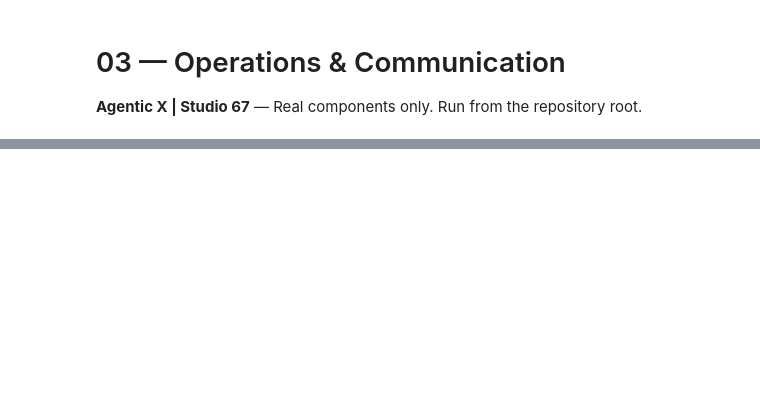
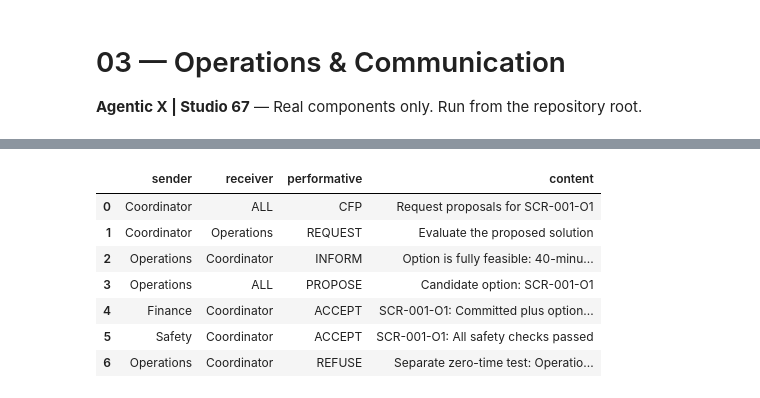
Before and after one commit to ProjectsSpaceHub/AgenticX, a Jupyter notebook: notebooks/03_Operations_Communication.ipynb, the cells around one changed output, grey strips where cells are left out. Drawn from its saved outputs; the diff is of its cells as text; code cells hidden in the pictures; blank space fills up the shorter version.

Commit message:
03_Operations_Communication

```diff
--- a/notebooks/03_Operations_Communication.ipynb
+++ b/notebooks/03_Operations_Communication.ipynb
@@ -51,0 +951,85 @@ print('ACL messages are schema-valid.')
+# %%
+protocol_bus = MessageBus(case["case_id"])
+
+# CFP
+protocol_bus.send(
+    1, "Coordinator", "ALL",
+    "CFP", f"Request proposals for {test_option['option_id']}"
+)
+
+# REQUEST
+request = protocol_bus.send(
+    1, "Coordinator", "Operations",
+    "REQUEST", "Evaluate the proposed solution"
+)
+
+# INFORM
+protocol_bus.send(
+    1, "Operations", "Coordinator",
+    "INFORM", evaluation.reason,
+    in_reply_to=request.message_id
+)
+
+# PROPOSE
+protocol_bus.send(
+    1, "Operations", "ALL",
+    "PROPOSE",
+    f"Candidate option: {evaluation.option_id}"
+)
+
+# ACCEPT or REFUSE from real agent evaluations
+for agent_result in [finance_result, safety_result]:
+
+    protocol_bus.send(
+        1,
+        agent_result.agent,
+        "Coordinator",
+        "ACCEPT" if agent_result.approved else "REFUSE",
+        f"{agent_result.option_id}: {agent_result.reason}"
+    )
+
+# Separate refusal test: zero remaining time
+zero_time_case = case.copy()
+zero_time_case["time_left_min"] = 0
+
+zero_time_result = operations_agent.evaluate(
+    zero_time_case,
+    test_option
+)
+
+assert zero_time_result.approved is False
+
+protocol_bus.send(
+    1, "Operations", "Coordinator",
+    "REFUSE",
+    "Separate zero-time test: " + zero_time_result.reason
+)
+
+required_types = {
+    "REQUEST", "INFORM", "CFP",
+    "PROPOSE", "ACCEPT", "REFUSE"
+}
+
+observed_types = {
+    message.performative
+    for message in protocol_bus.messages
+}
+
+assert required_types.issubset(observed_types)
+
+display(pd.DataFrame(protocol_bus.to_records())[
+    ["sender", "receiver", "performative", "content"]
+])
+
+print("All six ACL message types validated!")
+print("Types:", sorted(observed_types))
+print("This is a protocol test, not final negotiation.")
+# %% [output]
+|  | sender | receiver | performative | content |
+| 0 | Coordinator | ALL | CFP | Request proposals for SCR-001-O1 |
+| 1 | Coordinator | Operations | REQUEST | Evaluate the proposed solution |
+| 2 | Operations | Coordinator | INFORM | Option is fully feasible: 40-minu... |
+| 3 | Operations | ALL | PROPOSE | Candidate option: SCR-001-O1 |
+| 4 | Finance | Coordinator | ACCEPT | SCR-001-O1: Committed plus option... |
+| 5 | Safety | Coordinator | ACCEPT | SCR-001-O1: All safety checks passed |
+| 6 | Operations | Coordinator | REFUSE | Separate zero-time test: Operatio... |
```
Also changed, not shown: parts of 39 cells of this notebook.
